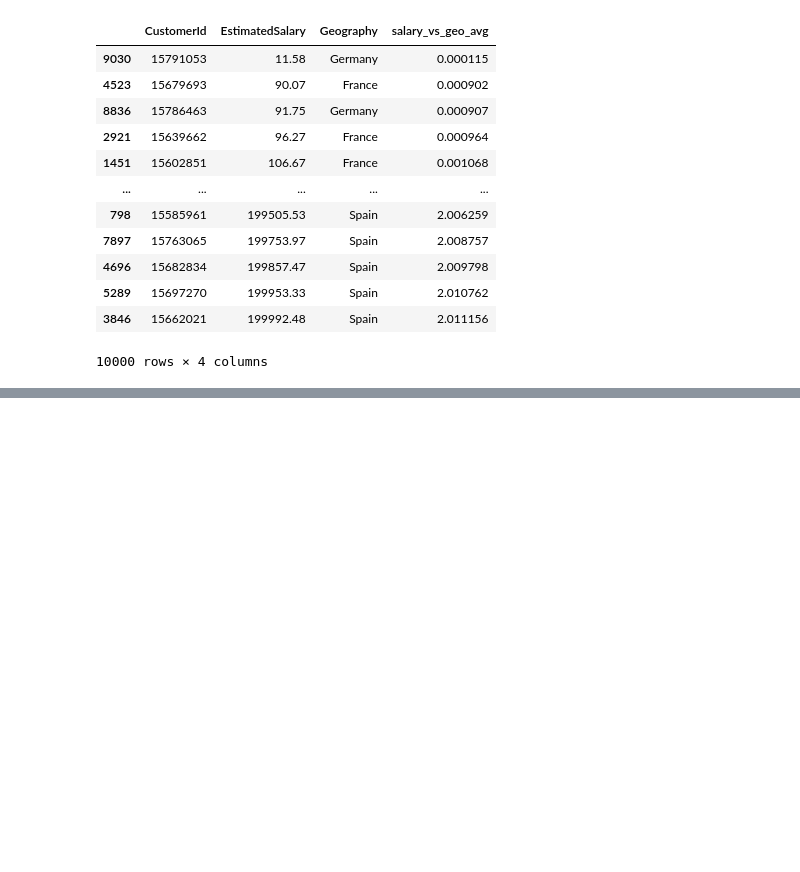
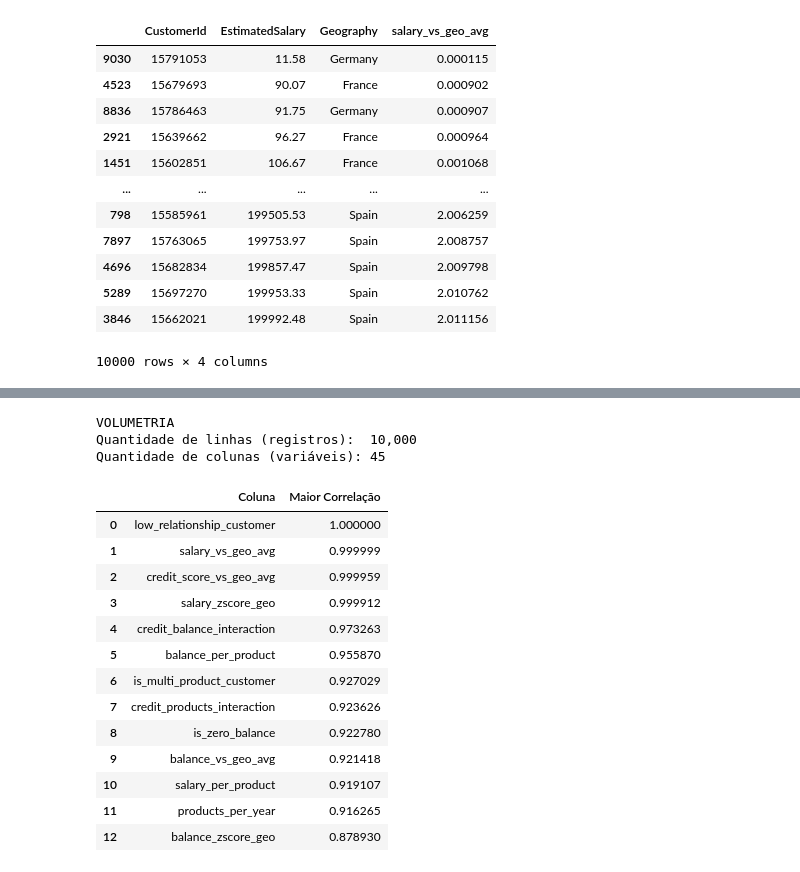
Before and after one commit to emso-exe/Churn_clientes_de_banco, a Jupyter notebook: notebooks/002_feature_engineering.ipynb, the cells around one changed output, grey strips where cells are left out. Saved outputs shown, nothing was run; the diff lists cells and outputs as text; code cells hidden in the pictures; blank space fills up the shorter version.

```diff
--- a/notebooks/002_feature_engineering.ipynb
+++ b/notebooks/002_feature_engineering.ipynb
@@ -604,0 +675,8 @@ df_temp.groupby('senior_high_balance').sample(1)
+# %%
+print('VOLUMETRIA')
+print(f'Quantidade de linhas (registros):  {df.shape[0]:,}')
+print(f'Quantidade de colunas (variáveis): {df.shape[1]:,}')
+# %% [output]
+VOLUMETRIA
+Quantidade de linhas (registros):  10,000
+Quantidade de colunas (variáveis): 45
@@ -604,0 +690,47 @@ df_temp.groupby('senior_high_balance').sample(1)
+# %%
+# Seleção de variáveis numéricas para análise de correlação
+numeric_cols = X.select_dtypes(include=[np.number]).columns
+
+# Cálculo da matriz de correlação absoluta para as variáveis numéricas
+correlation_matrix = X[numeric_cols].corr().abs()
+
+# Mantém apenas o triângulo superior da matriz
+corr = correlation_matrix.where(
+    np.triu(np.ones(correlation_matrix.shape), k=1).astype(bool))
+
+# Limiar de corte para considerar uma correlação como alta
+threshold = 0.85
+
+# Colunas altamente correlacionadas e valor da correlação
+high_correlation_columns = []
+
+# Adicionando as variáveis com alta correlação
+for column in corr.columns:
+    max_corr = corr[column].max()
+
+    if max_corr > threshold:
+        high_correlation_columns.append({
+            'Coluna': column,
+            'Maior Correlação': max_corr
+        })
+
+# Resultado
+high_corr_df = pd.DataFrame(high_correlation_columns)
+high_corr_df.sort_values(by='Maior Correlação', ascending=False, inplace=True)
+high_corr_df.reset_index(drop=True, inplace=True)
+high_corr_df
+# %% [output]
+|  | Coluna | Maior Correlação |
+| 0 | low_relationship_customer | 1.000000 |
+| 1 | salary_vs_geo_avg | 0.999999 |
+| 2 | credit_score_vs_geo_avg | 0.999959 |
+| 3 | salary_zscore_geo | 0.999912 |
+| 4 | credit_balance_interaction | 0.973263 |
+| 5 | balance_per_product | 0.955870 |
+| 6 | is_multi_product_customer | 0.927029 |
+| 7 | credit_products_interaction | 0.923626 |
+| 8 | is_zero_balance | 0.922780 |
+| 9 | balance_vs_geo_avg | 0.921418 |
+| 10 | salary_per_product | 0.919107 |
+| 11 | products_per_year | 0.916265 |
+| 12 | balance_zscore_geo | 0.878930 |
```
Also changed, not shown: parts of 36 cells of this notebook.
